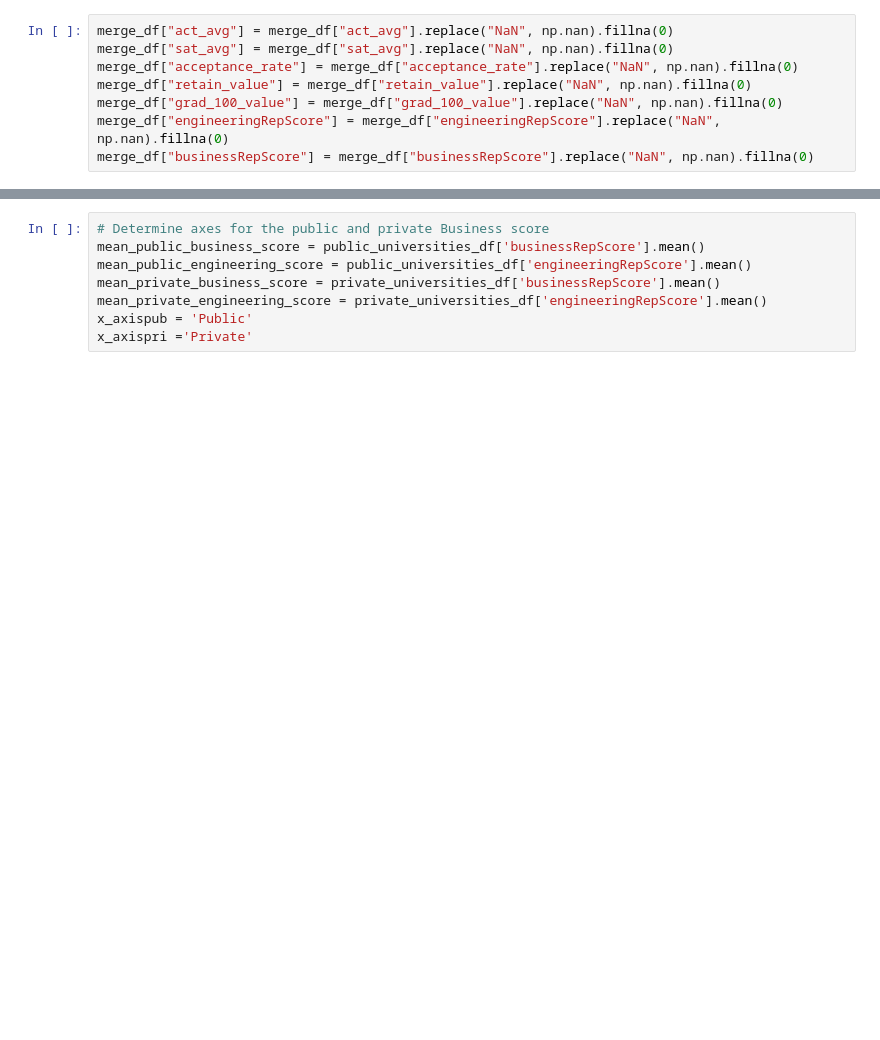
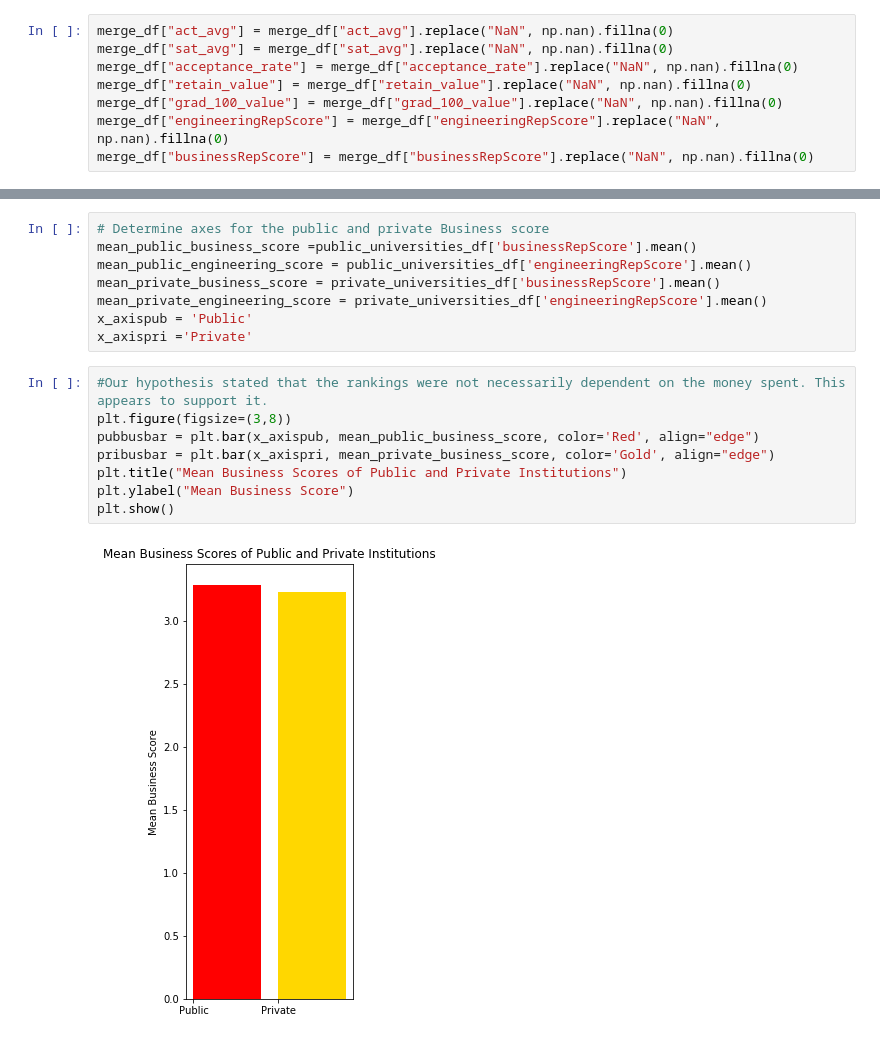
Before and after one commit to nimisha727/Group-Two-Project-One, a Jupyter notebook: source_code/university_outcomes mu.ipynb, the cells around one changed output, grey strips where cells are left out. Drawn from its saved outputs; the diff is of its cells as text; blank space fills up the shorter version.

```diff
--- a/source_code/university_outcomes mu.ipynb
+++ b/source_code/university_outcomes mu.ipynb
@@ -129,10 +242,20 @@ grouped_university = merge_table.groupby('control')
 # %%
 # Determine axes for the public and private Business score
-mean_public_business_score = public_universities_df['businessRepScore'].mean()
+mean_public_business_score =public_universities_df['businessRepScore'].mean()
 mean_public_engineering_score = public_universities_df['engineeringRepScore'].mean()
 mean_private_business_score = private_universities_df['businessRepScore'].mean()
 mean_private_engineering_score = private_universities_df['engineeringRepScore'].mean()
 x_axispub = 'Public'
 x_axispri ='Private'
+# %%
+#Our hypothesis stated that the rankings were not necessarily dependent on the money spent. This appears to support it.
+plt.figure(figsize=(3,8))
+pubbusbar = plt.bar(x_axispub, mean_public_business_score, color='Red', align="edge")
+pribusbar = plt.bar(x_axispri, mean_private_business_score, color='Gold', align="edge")
+plt.title("Mean Business Scores of Public and Private Institutions")
+plt.ylabel("Mean Business Score")
+plt.show()
+# %% [output]
+[figure, added]
 # %%
 plt.figure(figsize=(3,8))
```
Also changed, not shown: parts of 31 cells of this notebook.
